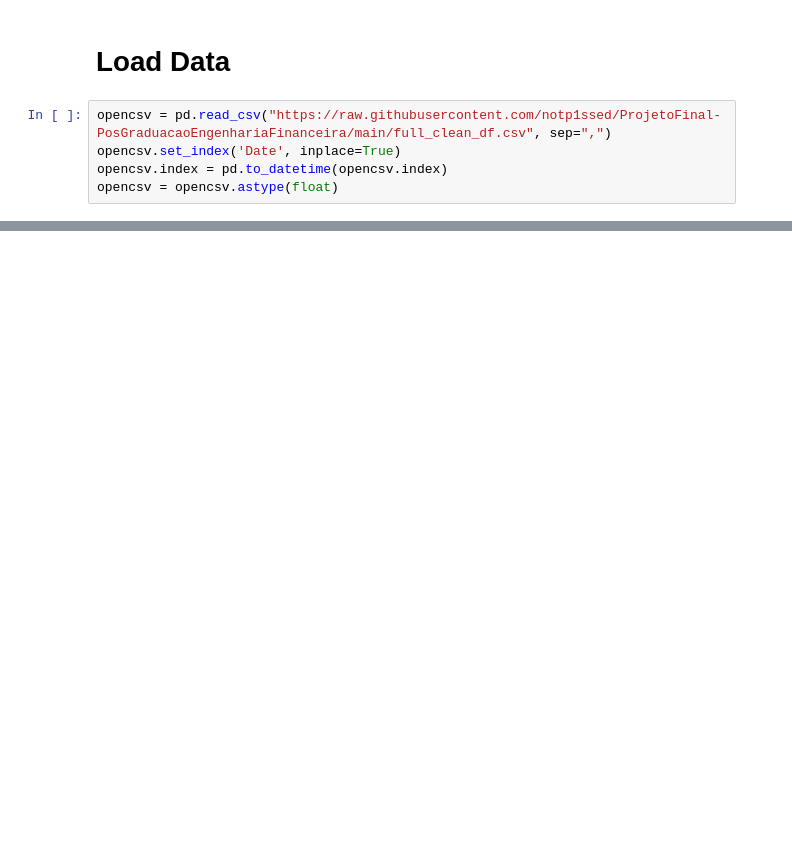
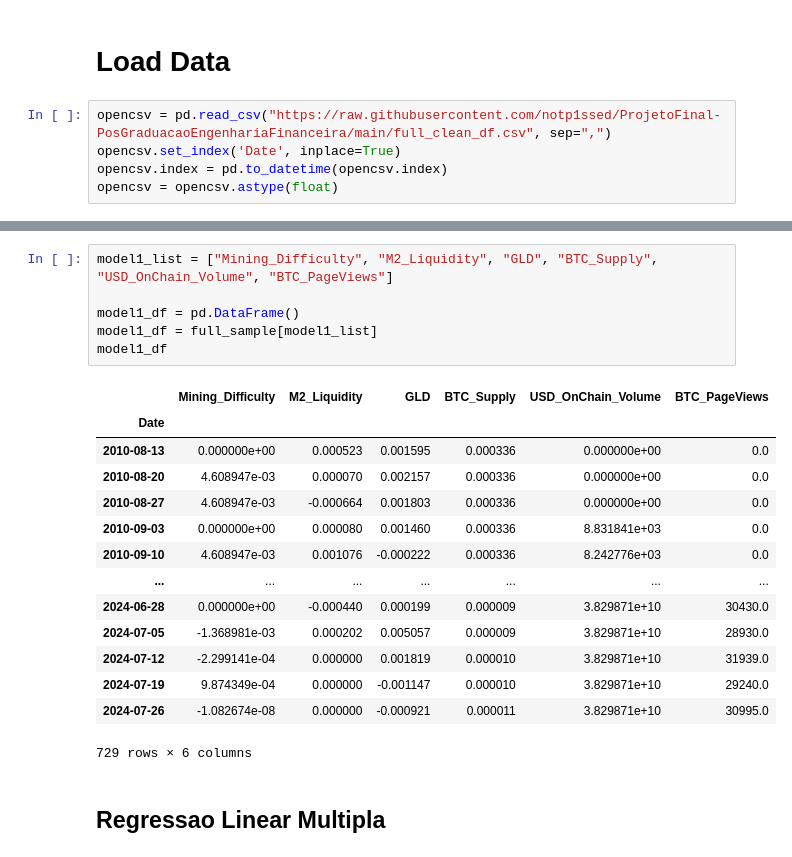
Before and after one commit to notp1ssed/ProjetoFinal-PosGraduacaoEngenhariaFinanceira, a Jupyter notebook: projeto_regression.ipynb, the cells around one changed output, grey strips where cells are left out. Drawn from its saved outputs; the diff is of its cells as text; blank space fills up the shorter version.

```diff
--- a/projeto_regression.ipynb
+++ b/projeto_regression.ipynb
@@ -25,0 +144,23 @@ opencsv.tail()
+# %%
+model1_list = ["Mining_Difficulty", "M2_Liquidity", "GLD", "BTC_Supply", "USD_OnChain_Volume", "BTC_PageViews"]
+
+model1_df = pd.DataFrame()
+model1_df = full_sample[model1_list]
+model1_df
+# %% [output]
+|  | Mining_Difficulty | M2_Liquidity | GLD | BTC_Supply | USD_OnChain_Volume | BTC_PageViews |
+| Date |  |  |  |  |  |  |
+| 2010-08-13 | 0.000000e+00 | 0.000523 | 0.001595 | 0.000336 | 0.000000e+00 | 0.0 |
+| 2010-08-20 | 4.608947e-03 | 0.000070 | 0.002157 | 0.000336 | 0.000000e+00 | 0.0 |
+| 2010-08-27 | 4.608947e-03 | -0.000664 | 0.001803 | 0.000336 | 0.000000e+00 | 0.0 |
+| 2010-09-03 | 0.000000e+00 | 0.000080 | 0.001460 | 0.000336 | 8.831841e+03 | 0.0 |
+| 2010-09-10 | 4.608947e-03 | 0.001076 | -0.000222 | 0.000336 | 8.242776e+03 | 0.0 |
+| ... | ... | ... | ... | ... | ... | ... |
+| 2024-06-28 | 0.000000e+00 | -0.000440 | 0.000199 | 0.000009 | 3.829871e+10 | 30430.0 |
+| 2024-07-05 | -1.368981e-03 | 0.000202 | 0.005057 | 0.000009 | 3.829871e+10 | 28930.0 |
+| 2024-07-12 | -2.299141e-04 | 0.000000 | 0.001819 | 0.000010 | 3.829871e+10 | 31939.0 |
+| 2024-07-19 | 9.874349e-04 | 0.000000 | -0.001147 | 0.000010 | 3.829871e+10 | 29240.0 |
+| 2024-07-26 | -1.082674e-08 | 0.000000 | -0.000921 | 0.000011 | 3.829871e+10 | 30995.0 |
+729 rows × 6 columns
+# %% [markdown]
+## Regressao Linear Multipla
```
Also changed, not shown: parts of 13 cells of this notebook.
